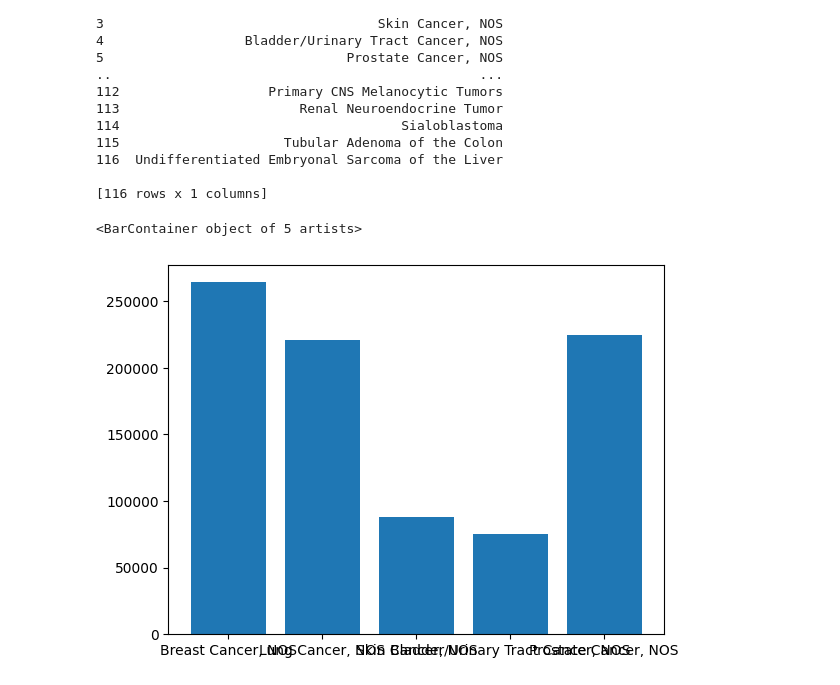
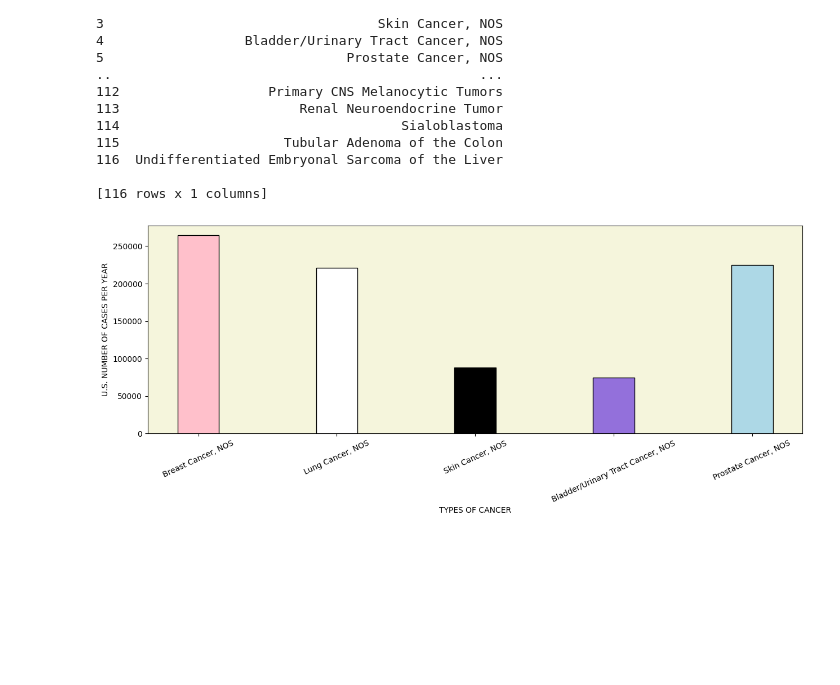
Before and after one commit to blwishom/etav_project, a Jupyter notebook: etav.ipynb, the cells around one changed output. Cells and saved outputs as stored; diff of their text form; code cells hidden in the pictures; blank space fills up the shorter version.

Commit message:
styled bar chart

```diff
--- a/etav.ipynb
+++ b/etav.ipynb
@@ -130,18 +130,24 @@ print(pd.DataFrame(totalTypes).dropna())
 
 [116 rows x 1 columns]
 # %%
-# df = pd.DataFrame()
+
 x = usCases_mainType['mainType'][:10].dropna()
 y = grouped['uscsCasesPerYear'][:5].astype(int)
+figure = plt.figure()
+axes = plt.axes()
 
-# # x = 'x'
-# y = grouped['uscsCasesPerYear'][:5]
-# plt.plot(x, y)
-plt.bar(x, y)
+plt.bar(x, y, width=0.3, color=('pink', 'white', 'black', 'mediumpurple', 'lightblue'), edgecolor='black')
+axes.set_facecolor('beige')
+
+plt.xlabel('TYPES OF CANCER')
+plt.ylabel('U.S. NUMBER OF CASES PER YEAR')
+
+plt.xticks(rotation = 25)
+
+figure.set_figwidth(15)
 
 # print(grouped.sort_values(by=['uscsCasesPerYear'], ascending=False)[:5])
 # print(grouped['uscsCasesPerYear'][:5].astype(int))
 # print(usCases_mainType['mainType'][:10].dropna())
 # %% [output]
-<BarContainer object of 5 artists>
-[figure, old version]
+[figure, new version]
```
